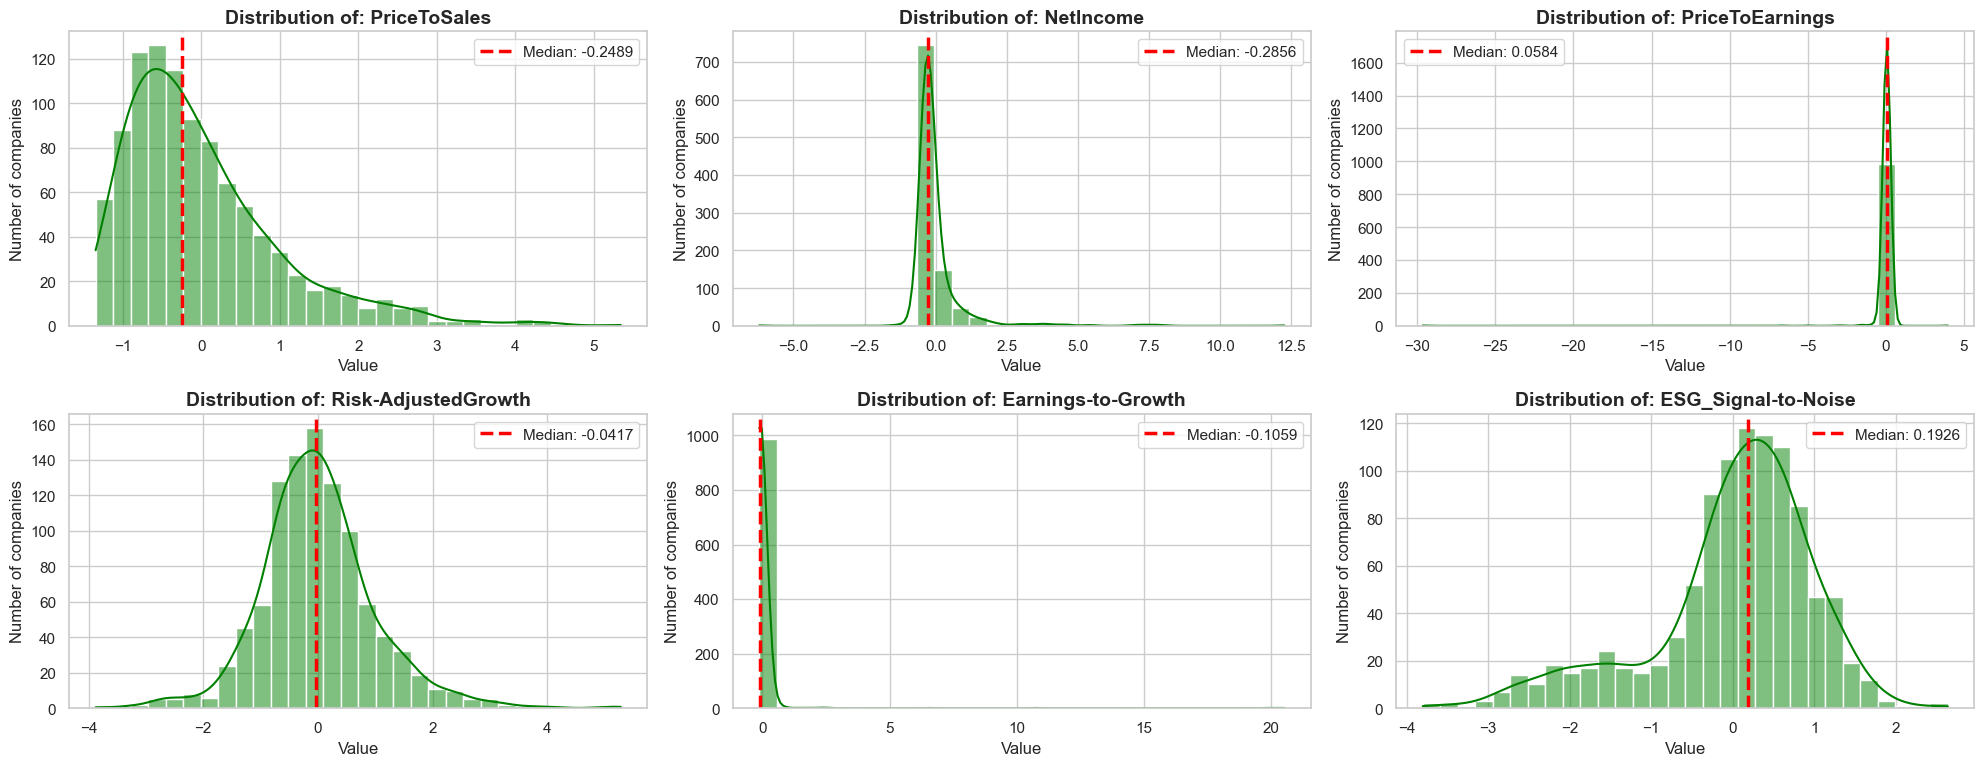
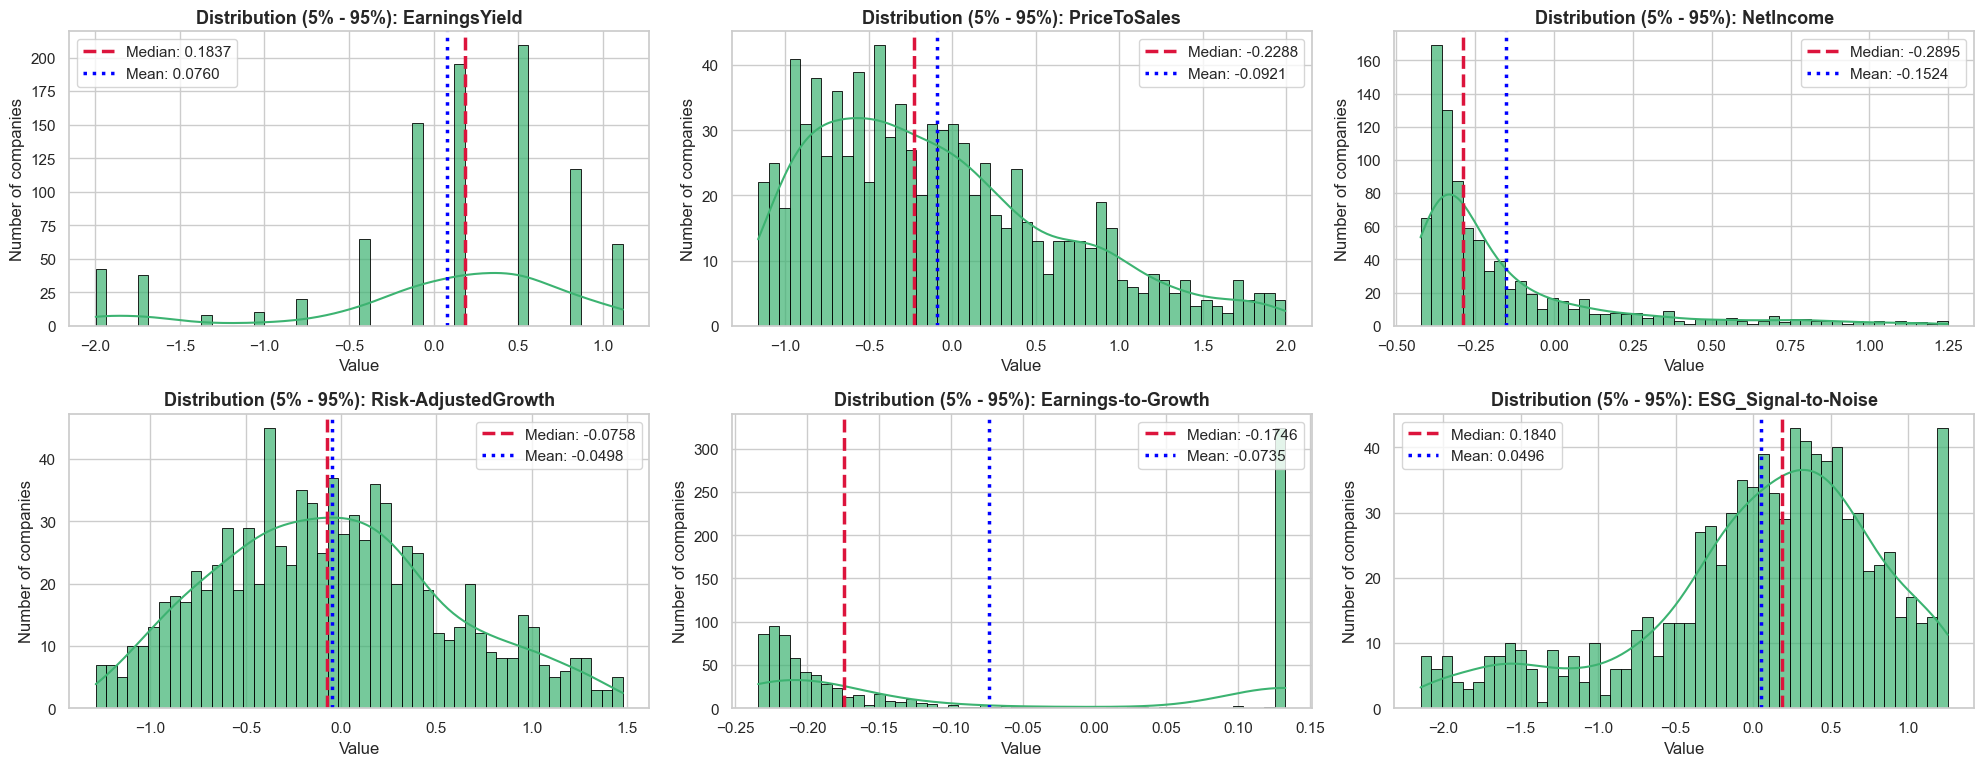
The notebook cell's code change between the first figure and the second:
--- before
+++ after
@@ -1,29 +1,8 @@
+# Dokładniejsza analiza problematycznych kolumn
+problematic_columns = ['EarningsYield', 'PriceToSales', 'NetIncome', 'Risk-AdjustedGrowth', 'Earnings-to-Growth', 'ESG_Signal-to-Noise']
 plt.figure(figsize=(20, 15))
 
-for i, col in enumerate(metrics_columns, 1):
+for i, col in enumerate(problematic_columns, 1):
     plt.subplot(4, 3, i)
-    
-    sns.histplot(df[col], kde=True, bins=30, color="green")
-    
-    median_val = df[col].median()
-    
-    # Rysowanie pionowej linii oznaczającej medianę
-    plt.axvline(median_val, color='red', linestyle='--', linewidth=2.5, label=f'Median: {median_val:.4f}')
-    
-    plt.title(f'Distribution of: {col}', fontsize=14, fontweight='bold')
-    plt.xlabel('Value')
-    plt.ylabel('Number of companies')
-    
-    plt.legend()
-
-plt.tight_layout()
-plt.show()
-
-# Dokładniejsza analiza problematycznych kolumn
-problematic_columns = ['PriceToEarnings', 'NetIncome', 'Earnings-to-Growth', 'EarningsYield']
-plt.figure(figsize=(18, 5))
-
-for i, col in enumerate(problematic_columns, 1):
-    plt.subplot(1, 4, i)
 
     q_low = df[col].quantile(0.05)
@@ -35,9 +14,9 @@
     mean_val = filtered_data.mean()
 
-    plt.axvline(median_val, color='crimson', linestyle='--', linewidth=2.5, label=f'Mediana: {median_val:.4f}')
-    plt.axvline(mean_val, color='blue', linestyle=':', linewidth=2.5, label=f'Średnia: {mean_val:.4f}')
-    plt.title(f'Rozkład (5% - 95%): {col}', fontsize=13, fontweight='bold')
-    plt.xlabel('Wartość')
-    plt.ylabel('Liczba firm')
+    plt.axvline(median_val, color='crimson', linestyle='--', linewidth=2.5, label=f'Median: {median_val:.4f}')
+    plt.axvline(mean_val, color='blue', linestyle=':', linewidth=2.5, label=f'Mean: {mean_val:.4f}')
+    plt.title(f'Distribution (5% - 95%): {col}', fontsize=13, fontweight='bold')
+    plt.xlabel('Value')
+    plt.ylabel('Number of companies')
     plt.legend()
 

Commit: GUI